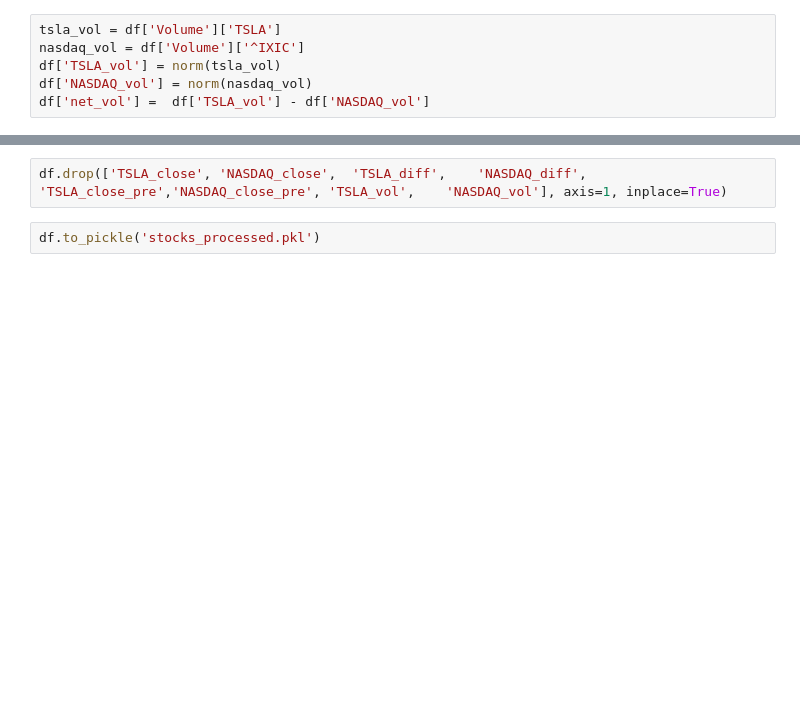
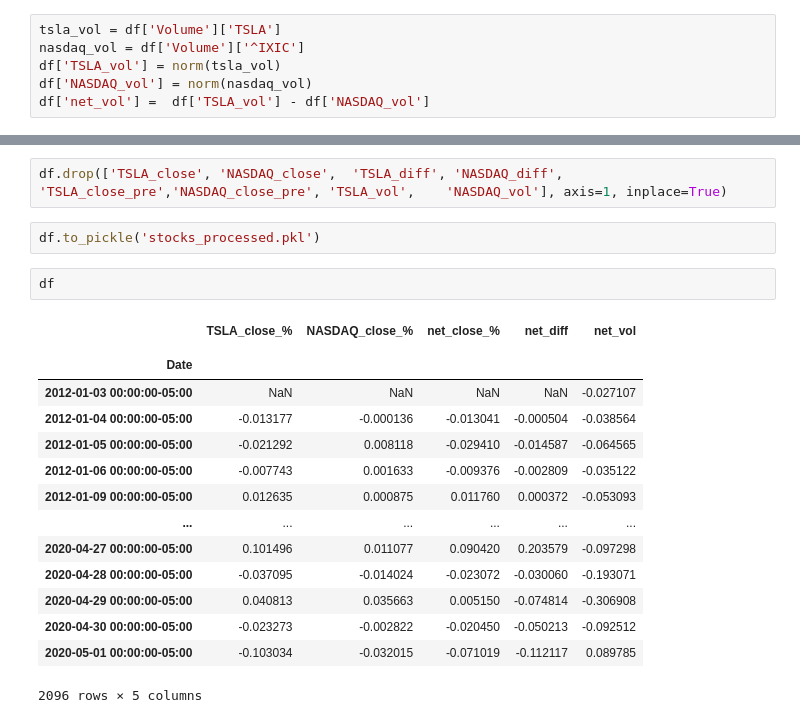
Before and after one commit to NuttySalmon/Elon-Musk-Tweets-VS-Tesla-Stock, a Jupyter notebook: stock.ipynb, the cells around one changed output, grey strips where cells are left out. Drawn from its saved outputs; the diff is of its cells as text; blank space fills up the shorter version.

```diff
--- a/stock.ipynb
+++ b/stock.ipynb
@@ -133,4 +133,22 @@ df.drop(df[df['TSLA_diff'].isnull()].index)
 # %%
-df.drop(['TSLA_close', 'NASDAQ_close',	'TSLA_diff',	'NASDAQ_diff',	'TSLA_close_pre','NASDAQ_close_pre', 'TSLA_vol',	'NASDAQ_vol'], axis=1, inplace=True)
+df.drop(['TSLA_close', 'NASDAQ_close',	'TSLA_diff', 'NASDAQ_diff',	'TSLA_close_pre','NASDAQ_close_pre', 'TSLA_vol',	'NASDAQ_vol'], axis=1, inplace=True)
 # %%
 df.to_pickle('stocks_processed.pkl')
+# %%
+df
+# %% [output]
+|  | TSLA_close_% | NASDAQ_close_% | net_close_% | net_diff | net_vol |
+|  |  |  |  |  |  |
+| Date |  |  |  |  |  |
+| 2012-01-03 00:00:00-05:00 | NaN | NaN | NaN | NaN | -0.027107 |
+| 2012-01-04 00:00:00-05:00 | -0.013177 | -0.000136 | -0.013041 | -0.000504 | -0.038564 |
+| 2012-01-05 00:00:00-05:00 | -0.021292 | 0.008118 | -0.029410 | -0.014587 | -0.064565 |
+| 2012-01-06 00:00:00-05:00 | -0.007743 | 0.001633 | -0.009376 | -0.002809 | -0.035122 |
+| 2012-01-09 00:00:00-05:00 | 0.012635 | 0.000875 | 0.011760 | 0.000372 | -0.053093 |
+| ... | ... | ... | ... | ... | ... |
+| 2020-04-27 00:00:00-05:00 | 0.101496 | 0.011077 | 0.090420 | 0.203579 | -0.097298 |
+| 2020-04-28 00:00:00-05:00 | -0.037095 | -0.014024 | -0.023072 | -0.030060 | -0.193071 |
+| 2020-04-29 00:00:00-05:00 | 0.040813 | 0.035663 | 0.005150 | -0.074814 | -0.306908 |
+| 2020-04-30 00:00:00-05:00 | -0.023273 | -0.002822 | -0.020450 | -0.050213 | -0.092512 |
+| 2020-05-01 00:00:00-05:00 | -0.103034 | -0.032015 | -0.071019 | -0.112117 | 0.089785 |
+2096 rows × 5 columns
```
Also changed, not shown: parts of 11 cells of this notebook, 8 other files.
